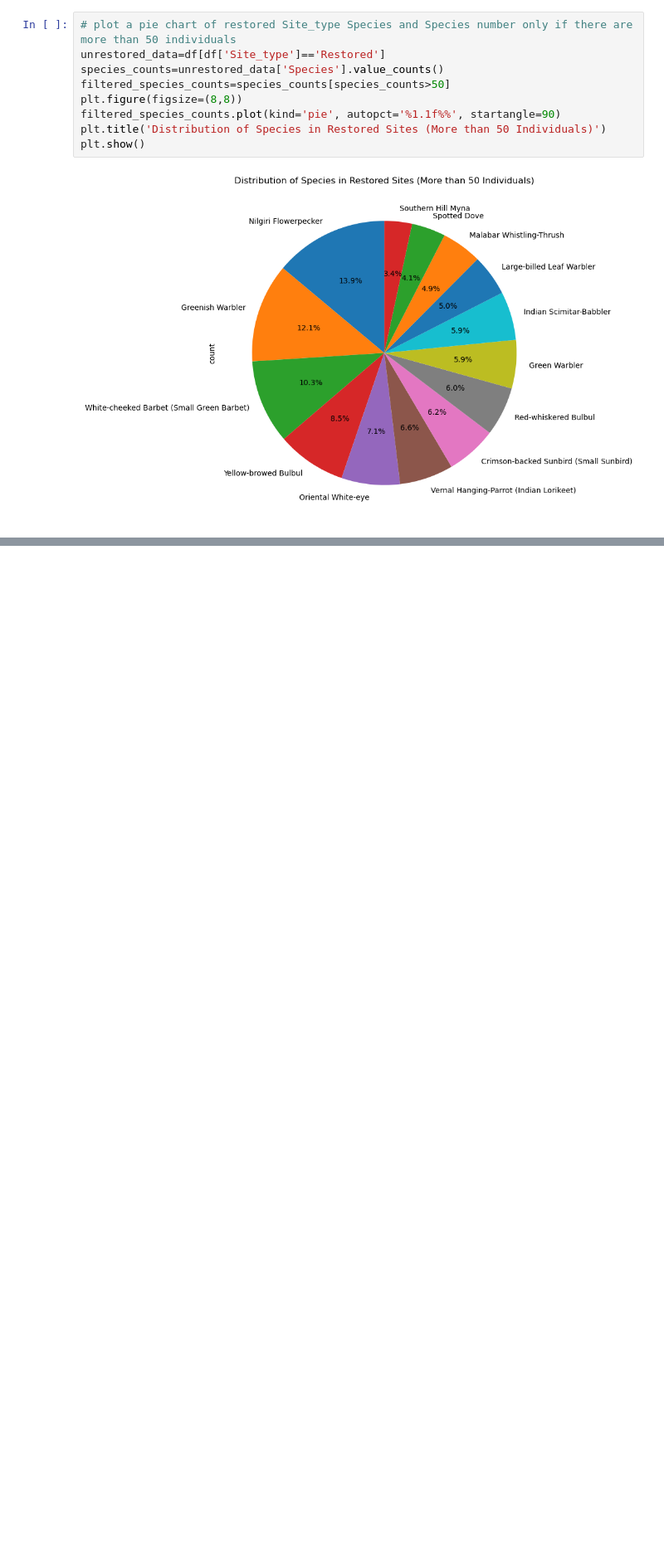
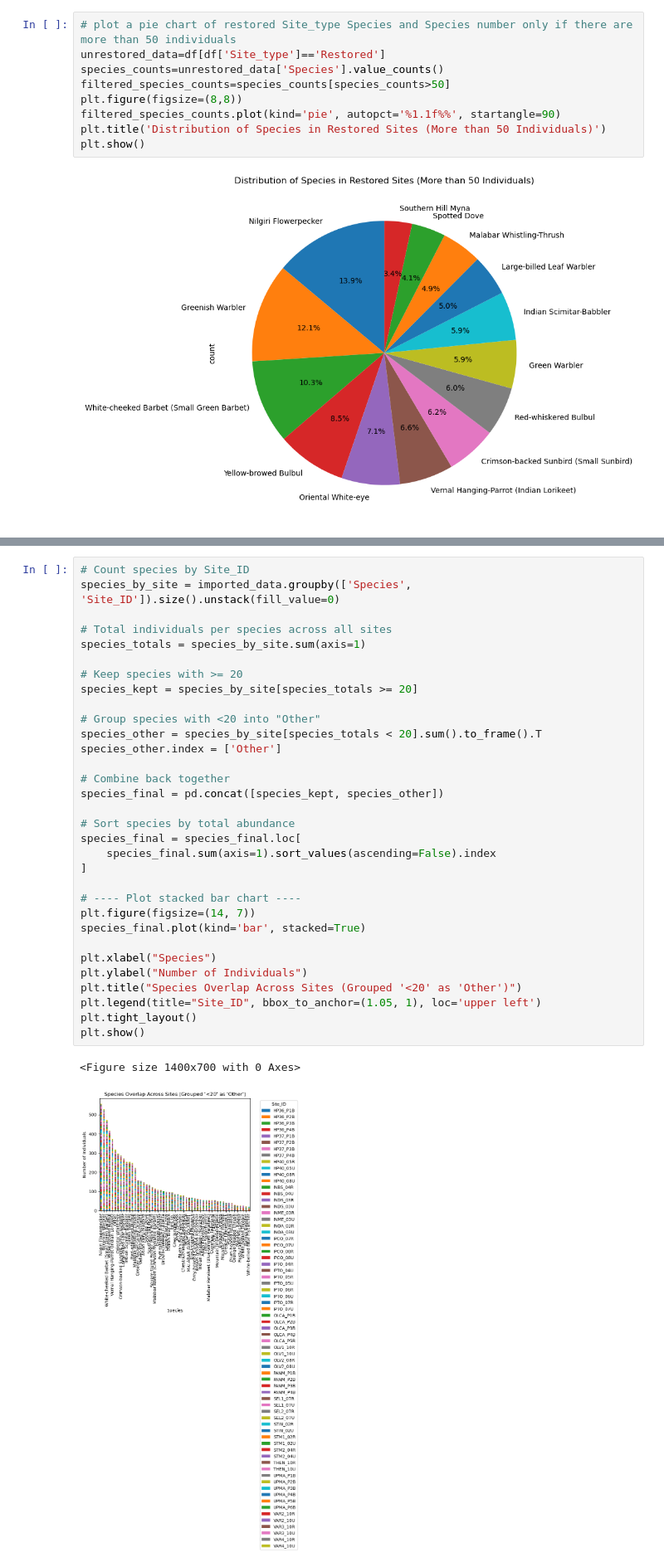
Before and after one commit to enyakemp21/BIO_350, a Jupyter notebook: Final_Project.ipynb, the cells around one changed output, grey strips where cells are left out. Shown at 83% size. Cells and saved outputs as stored; diff of their text form; blank space fills up the shorter version.

```diff
--- a/Final_Project.ipynb
+++ b/Final_Project.ipynb
@@ -235,0 +285,35 @@ plt.show()
+# %%
+# Count species by Site_ID
+species_by_site = imported_data.groupby(['Species', 'Site_ID']).size().unstack(fill_value=0)
+
+# Total individuals per species across all sites
+species_totals = species_by_site.sum(axis=1)
+
+# Keep species with >= 20
+species_kept = species_by_site[species_totals >= 20]
+
+# Group species with <20 into "Other"
+species_other = species_by_site[species_totals < 20].sum().to_frame().T
+species_other.index = ['Other']
+
+# Combine back together
+species_final = pd.concat([species_kept, species_other])
+
+# Sort species by total abundance
+species_final = species_final.loc[
+    species_final.sum(axis=1).sort_values(ascending=False).index
+]
+
+# ---- Plot stacked bar chart ----
+plt.figure(figsize=(14, 7))
+species_final.plot(kind='bar', stacked=True)
+
+plt.xlabel("Species")
+plt.ylabel("Number of Individuals")
+plt.title("Species Overlap Across Sites (Grouped '<20' as 'Other')")
+plt.legend(title="Site_ID", bbox_to_anchor=(1.05, 1), loc='upper left')
+plt.tight_layout()
+plt.show()
+# %% [output]
+<Figure size 1400x700 with 0 Axes>
+[figure, added]
```
Also changed, not shown: parts of 11 cells of this notebook.
